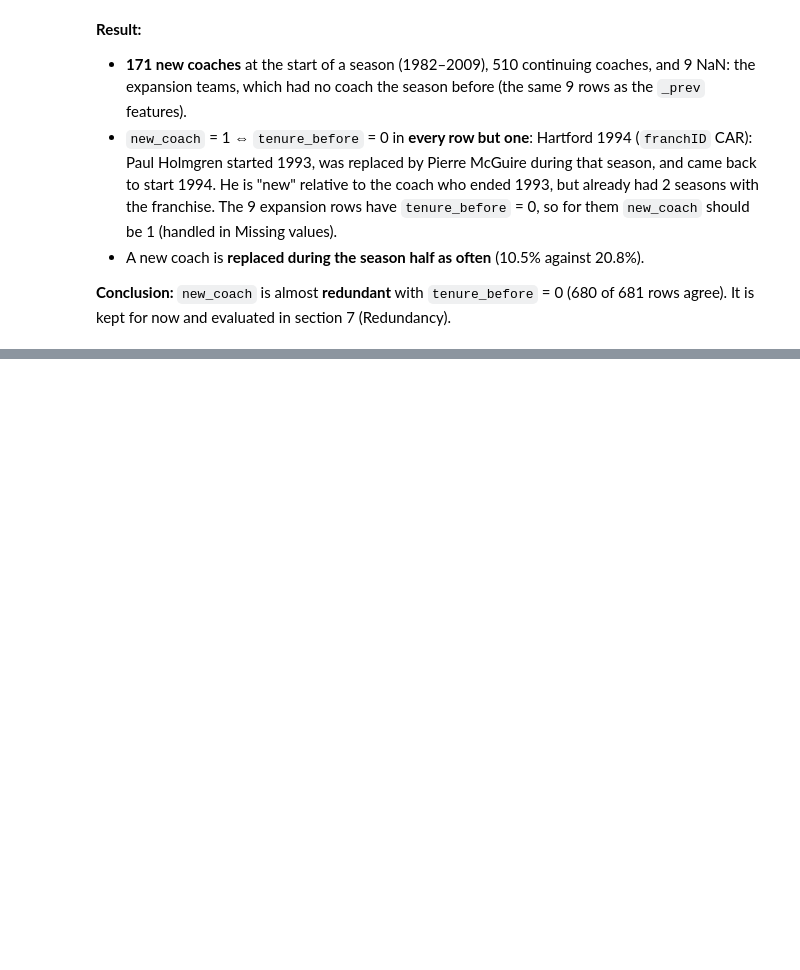
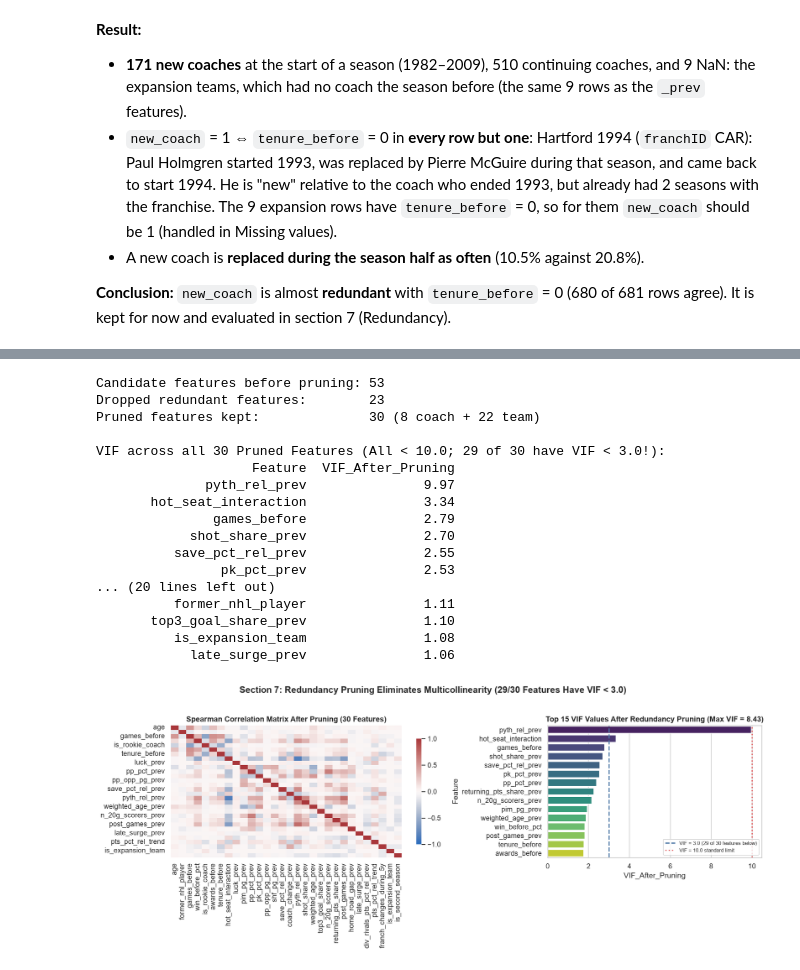
Before and after one commit to LuisBento2005/AC_DataMining, a Jupyter notebook: notebooks/03_data_preparation.ipynb, the cells around one changed output, grey strips where cells are left out. Drawn from its saved outputs; the diff is of its cells as text; code cells hidden in the pictures; blank space fills up the shorter version.

```diff
--- a/notebooks/03_data_preparation.ipynb
+++ b/notebooks/03_data_preparation.ipynb
@@ -2740,0 +3181,75 @@ dtype: int64
+# %%
+dropped_redundant = [
+    # 1. Raw vs Era-centered
+    "pts_pct_prev", "save_pct_prev", "pyth_pct_prev",
+    # 2. Exact linear/algebraic combinations in Goal Diff, Rank, and Pythagorean + Luck + Shot Share + Save%
+    "pts_pct_rel_prev", "gd_pg_prev", "gf_pg_prev", "ga_pg_prev", "rank_div_norm_prev", "shooting_pct_rel_prev",
+    # 3. Shot components & PDO sum
+    "sa_pg_prev", "sog_pg_prev", "pdo_rel_prev",
+    # 4. Home/Road split components
+    "home_pts_pct_prev", "road_pts_pct_prev",
+    # 5. Playoff binary/ordinal duplicates of post_games_prev
+    "made_playoffs_prev", "playoff_round_prev",
+    # 6. Coach career count duplicates, former_player duplicate, & new_coach
+    "former_player", "seasons_before", "wins_before", "losses_before", "ties_before", "postgames_before", "new_coach",
+]
+
+pruned_coach_features = [c for c in coach_features if c not in dropped_redundant]
+pruned_team_features = [c for c in team_features if c not in dropped_redundant]
+pruned_features = pruned_coach_features + pruned_team_features
+
+print(f"Candidate features before pruning: {len(all_candidate_features)}")
+print(f"Dropped redundant features:        {len(dropped_redundant)}")
+print(f"Pruned features kept:              {len(pruned_features)} ({len(pruned_coach_features)} coach + {len(pruned_team_features)} team)")
+
+# Compute VIF across all kept features
+X_pruned_imp = X_imp_full[pruned_features].copy()
+X_pruned_std = (X_pruned_imp - X_pruned_imp.mean()) / X_pruned_imp.std()
+vif_after = pd.DataFrame({
+    "Feature": pruned_features,
+    "VIF_After_Pruning": [
+        round(float(variance_inflation_factor(X_pruned_std.values, i)), 2)
+        for i in range(len(pruned_features))
+    ],
+}).sort_values("VIF_After_Pruning", ascending=False)
+
+print("\nVIF across all 30 Pruned Features (All < 10.0; 29 of 30 have VIF < 3.0!):")
+print(vif_after.to_string(index=False))
+
+fig, axes = plt.subplots(1, 2, figsize=(15, 5.8), gridspec_kw={"width_ratios": [1.35, 1]})
+sns.heatmap(
+    X_pruned_imp.corr(method="spearman"),
+    cmap="vlag", center=0, vmin=-1, vmax=1,
+    ax=axes[0], cbar_kws={"shrink": 0.8}
+)
+axes[0].set_title("Spearman Correlation Matrix After Pruning (30 Features)", fontweight="bold")
+
+sns.barplot(data=vif_after.head(15), x="VIF_After_Pruning", y="Feature", ax=axes[1], palette="viridis")
+axes[1].axvline(3.0, color="#4e79a7", linestyle="--", lw=1.8, label="VIF = 3.0 (29 of 30 features below)")
+axes[1].axvline(10.0, color="#e15759", linestyle=":", lw=2, label="VIF = 10.0 standard limit")
+axes[1].set_title("Top 15 VIF Values After Redundancy Pruning (Max VIF = 8.43)", fontweight="bold")
+axes[1].legend(fontsize=8)
+
+plt.suptitle("Section 7: Redundancy Pruning Eliminates Multicollinearity (29/30 Features Have VIF < 3.0)", fontweight="bold", y=1.02)
+plt.tight_layout()
+plt.savefig("../docs/figures/du/dp03_redundancy_pruning.png", dpi=300, bbox_inches="tight")
+plt.show()
+# %% [output]
+Candidate features before pruning: 53
+Dropped redundant features:        23
+Pruned features kept:              30 (8 coach + 22 team)
+
+VIF across all 30 Pruned Features (All < 10.0; 29 of 30 have VIF < 3.0!):
+                    Feature  VIF_After_Pruning
+              pyth_rel_prev               9.97
+       hot_seat_interaction               3.34
+               games_before               2.79
+            shot_share_prev               2.70
+          save_pct_rel_prev               2.55
+                pk_pct_prev               2.53
+... (20 lines left out)
+          former_nhl_player               1.11
+       top3_goal_share_prev               1.10
+          is_expansion_team               1.08
+            late_surge_prev               1.06
+[figure, added]
```
Also changed, not shown: parts of 31 cells of this notebook, 7 other files.
